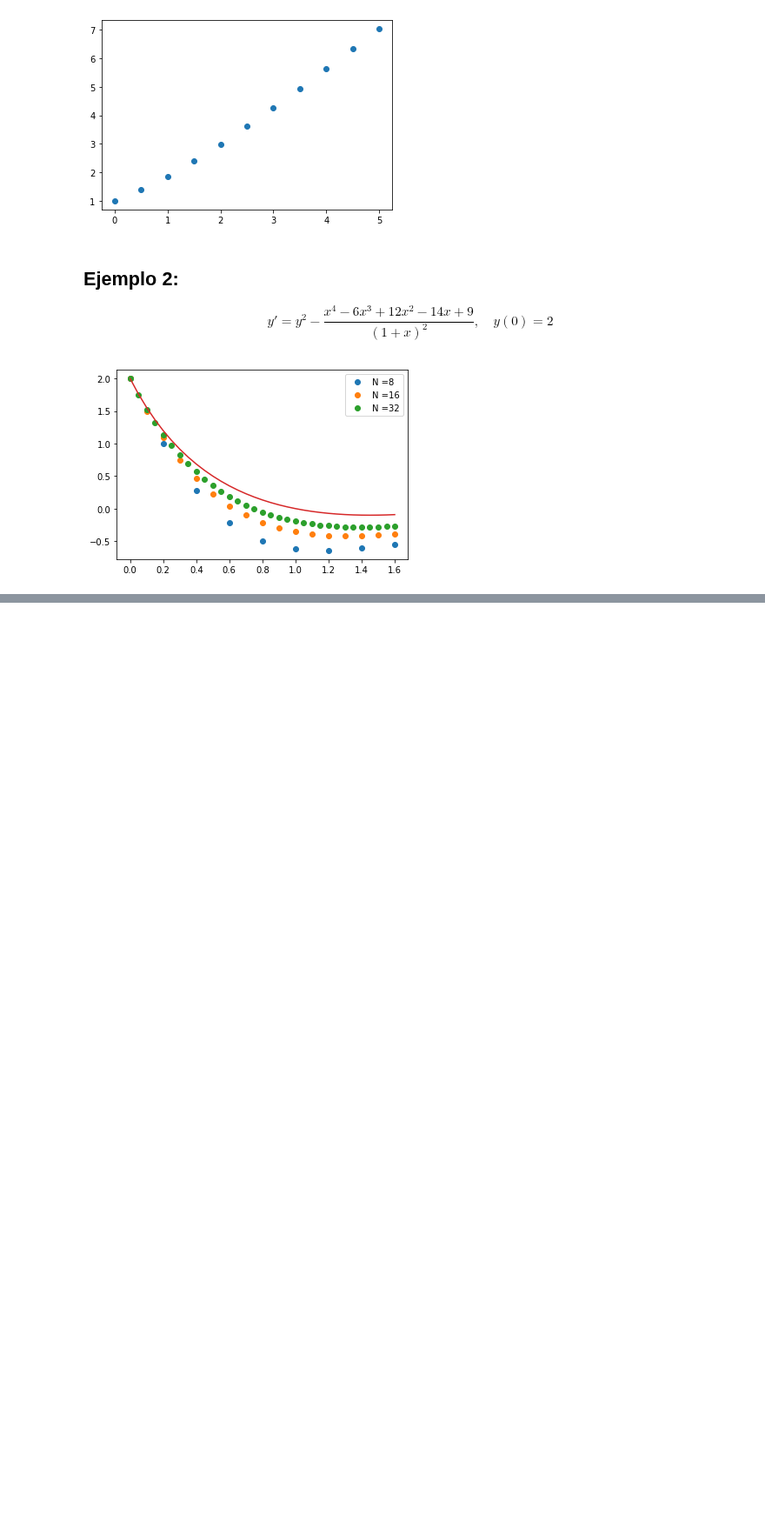
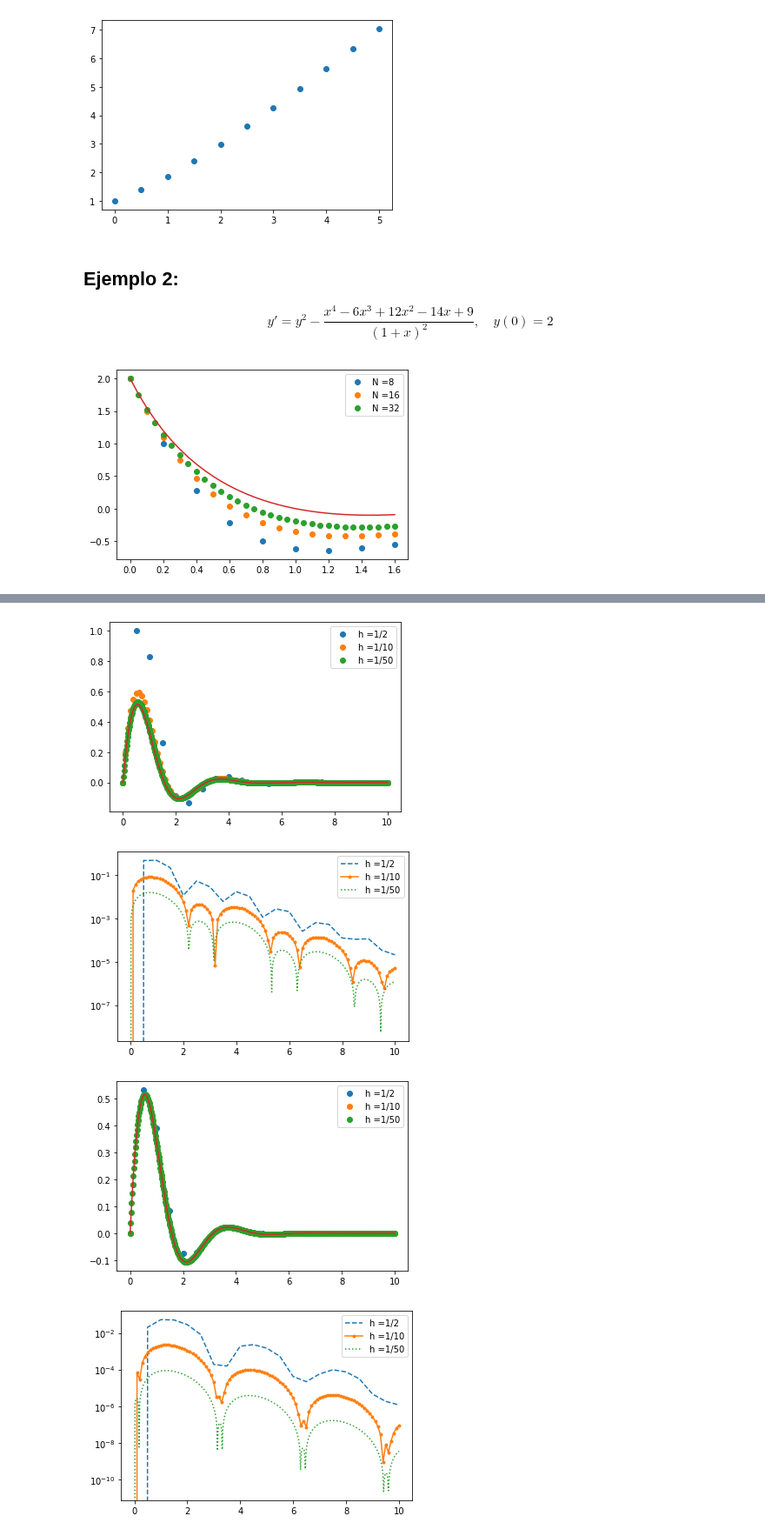
Before and after one commit to ManuelSanchezUribe/ManuelSanchezUribe.github.io, a Jupyter notebook: jupyter/Capitulo1.ipynb, the cells around one changed output, grey strips where cells are left out. Shown at 87% size. Drawn from its saved outputs; the diff is of its cells as text; code cells hidden in the pictures; blank space fills up the shorter version.

```diff
--- a/jupyter/Capitulo1.ipynb
+++ b/jupyter/Capitulo1.ipynb
@@ -97,0 +132,59 @@ plt.show()
+# %%
+f3 = lambda x, y:-y + 2*np.exp(-x)*np.cos(2*x)
+f3prime = lambda x,y: -1 +0*y+0*x # df/dy
+y0 = 0
+XM = 10
+h = [0.5,0.1,0.02]
+N = [int(XM/hi) for hi in h]
+
+yexact = lambda x: np.exp(-x)*np.sin(2*x)
+# Euler
+yh1, xh1 = Euler_explicito(f3, y0, N=N[0], XM = XM, x0 =0)
+yh2, xh2 = Euler_explicito(f3, y0, N=N[1], XM = XM, x0 =0)
+yh3, xh3 = Euler_explicito(f3, y0, N=N[2], XM = XM, x0 =0)
+
+# Trapezoidal
+Th1, xh1 = trapezoidalrule(f3, y0, N=N[0], XM = XM, x0 =0, dfdy = f3prime)
+Th2, xh2 = trapezoidalrule(f3, y0, N=N[1], XM = XM, x0 =0, dfdy = f3prime)
+Th3, xh3 = trapezoidalrule(f3, y0, N=N[2], XM = XM, x0 =0, dfdy = f3prime)
+
+# plots Euler
+plt.plot(xh1,yh1, 'o', label='h =1/2')
+plt.plot(xh2,yh2, 'o', label='h =1/10')
+plt.plot(xh3,yh3, 'o', label='h =1/50')
+plt.plot(xh3, yexact(np.asarray(xh3)))
+plt.legend()
+plt.show()
+
+fig, ax = plt.subplots(1)
+eh1 = np.abs(yexact(np.asarray(xh1))-yh1)
+eh2 = np.abs(yexact(np.asarray(xh2))-yh2)
+eh3 = np.abs(yexact(np.asarray(xh3))-yh3)
+ax.semilogy(xh1,eh1, '--', label='h =1/2')
+ax.semilogy(xh2,eh2, '.-', label='h =1/10')
+ax.semilogy(xh3,eh3, ':', label='h =1/50')
+ax.legend()
+plt.show()
+
+# plots trapezoidal
+plt.plot(xh1,Th1, 'o', label='h =1/2')
+plt.plot(xh2,Th2, 'o', label='h =1/10')
+plt.plot(xh3,Th3, 'o', label='h =1/50')
+plt.plot(xh3, yexact(np.asarray(xh3)))
+plt.legend()
+plt.show()
+
+fig, ax = plt.subplots(1)
+eh1 = np.abs(yexact(np.asarray(xh1))-Th1)
+eh2 = np.abs(yexact(np.asarray(xh2))-Th2)
+eh3 = np.abs(yexact(np.asarray(xh3))-Th3)
+ax.semilogy(xh1,eh1, '--', label='h =1/2')
+ax.semilogy(xh2,eh2, '.-', label='h =1/10')
+ax.semilogy(xh3,eh3, ':', label='h =1/50')
+ax.legend()
+plt.show()
+# %% [output]
+[figure, added]
+[figure, added]
+[figure, added]
+[figure, added]
```
Also changed, not shown: parts of 7 cells of this notebook, 1 other file.
